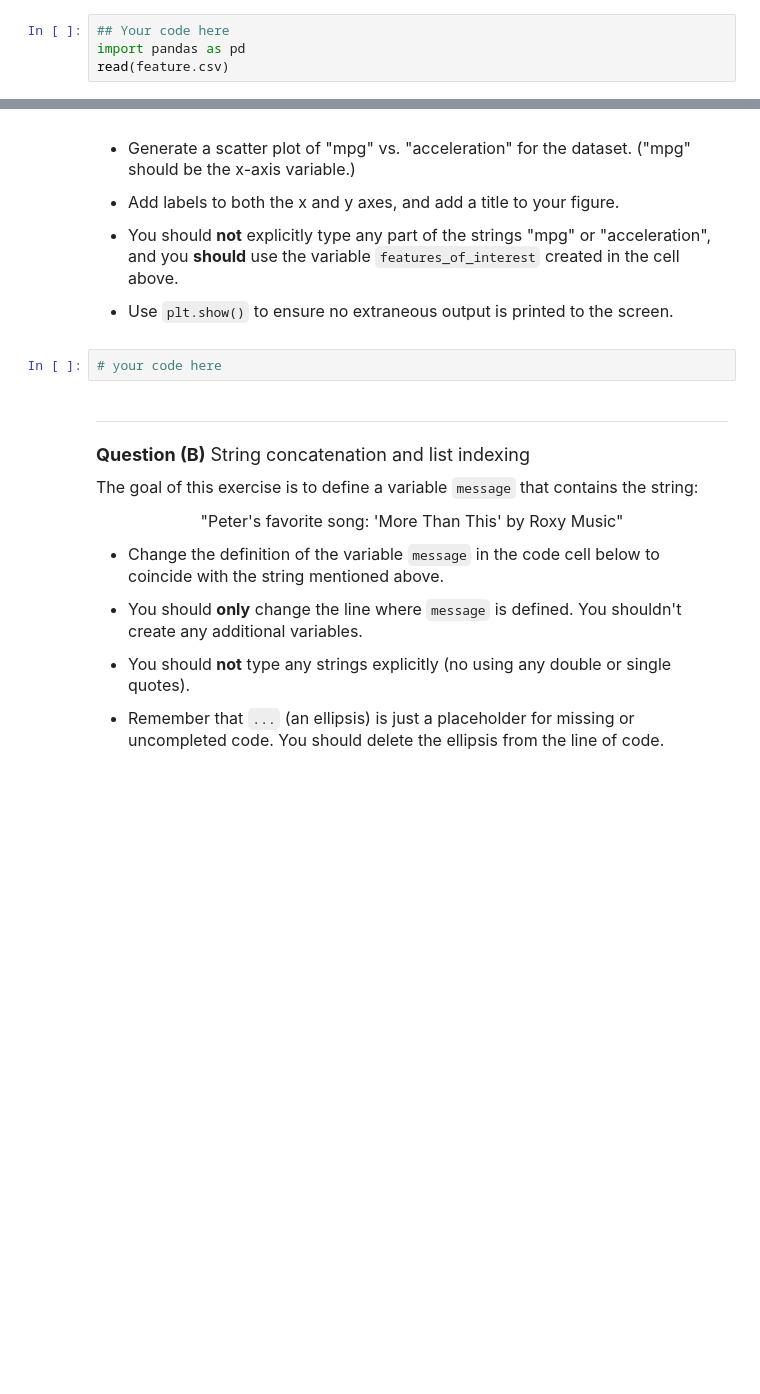
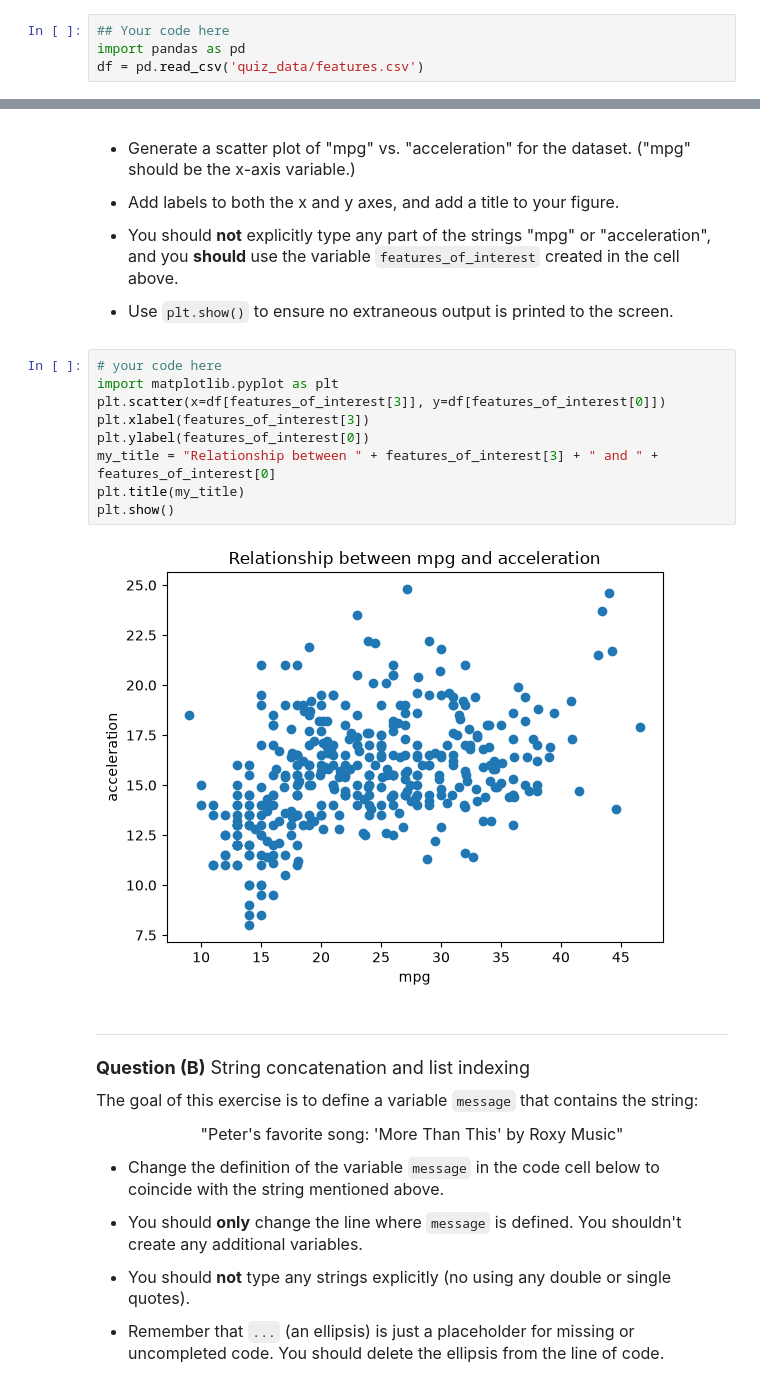
Before and after one commit to MiaoxiMuseWang/datasci151fall2026, a Jupyter notebook: _quizzes/practice_quiz/practice_quiz.ipynb, the cells around one changed output, grey strips where cells are left out. Saved outputs shown, nothing was run; the diff lists cells and outputs as text; blank space fills up the shorter version.

```diff
--- a/_quizzes/practice_quiz/practice_quiz.ipynb
+++ b/_quizzes/practice_quiz/practice_quiz.ipynb
@@ -40,7 +40,7 @@ ______________________
 # %%
 ## Your code here
 import pandas as pd
-read(feature.csv)
+df = pd.read_csv('quiz_data/features.csv')
 # %% [markdown]
 <font size = "3">
 
@@ -63,6 +74,15 @@ features_of_interest = ["acceleration", "cylinders", "horsepower", "mpg"]
 - Use `plt.show()` to ensure no extraneous output is printed to the screen.
 # %%
 # your code here
+import matplotlib.pyplot as plt
+plt.scatter(x=df[features_of_interest[3]], y=df[features_of_interest[0]])
+plt.xlabel(features_of_interest[3])
+plt.ylabel(features_of_interest[0])
+my_title = "Relationship between " + features_of_interest[3] + " and " + features_of_interest[0]
+plt.title(my_title)
+plt.show()
+# %% [output]
+[figure, added]
 # %% [markdown]
 _______________________________
 <font size = "4">
```
Also changed, not shown: parts of 7 cells of this notebook.
